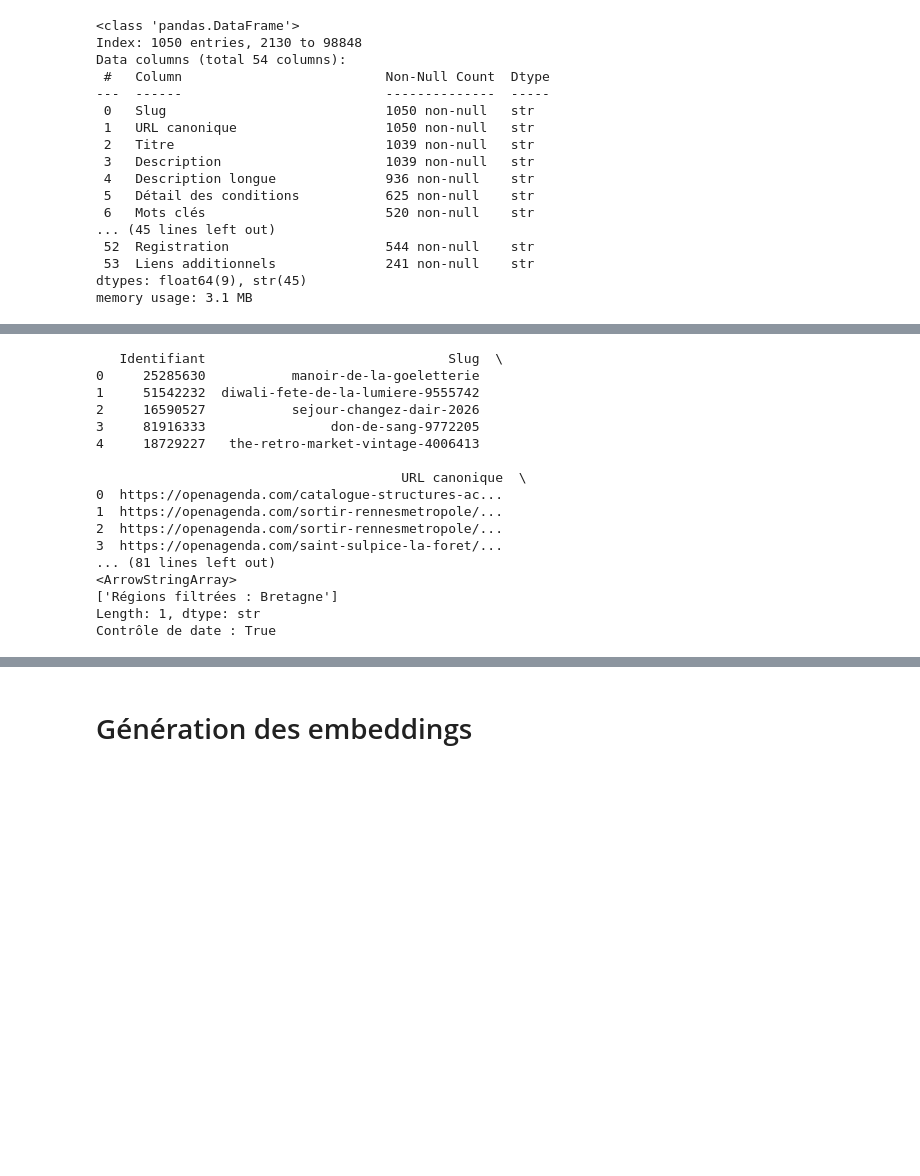
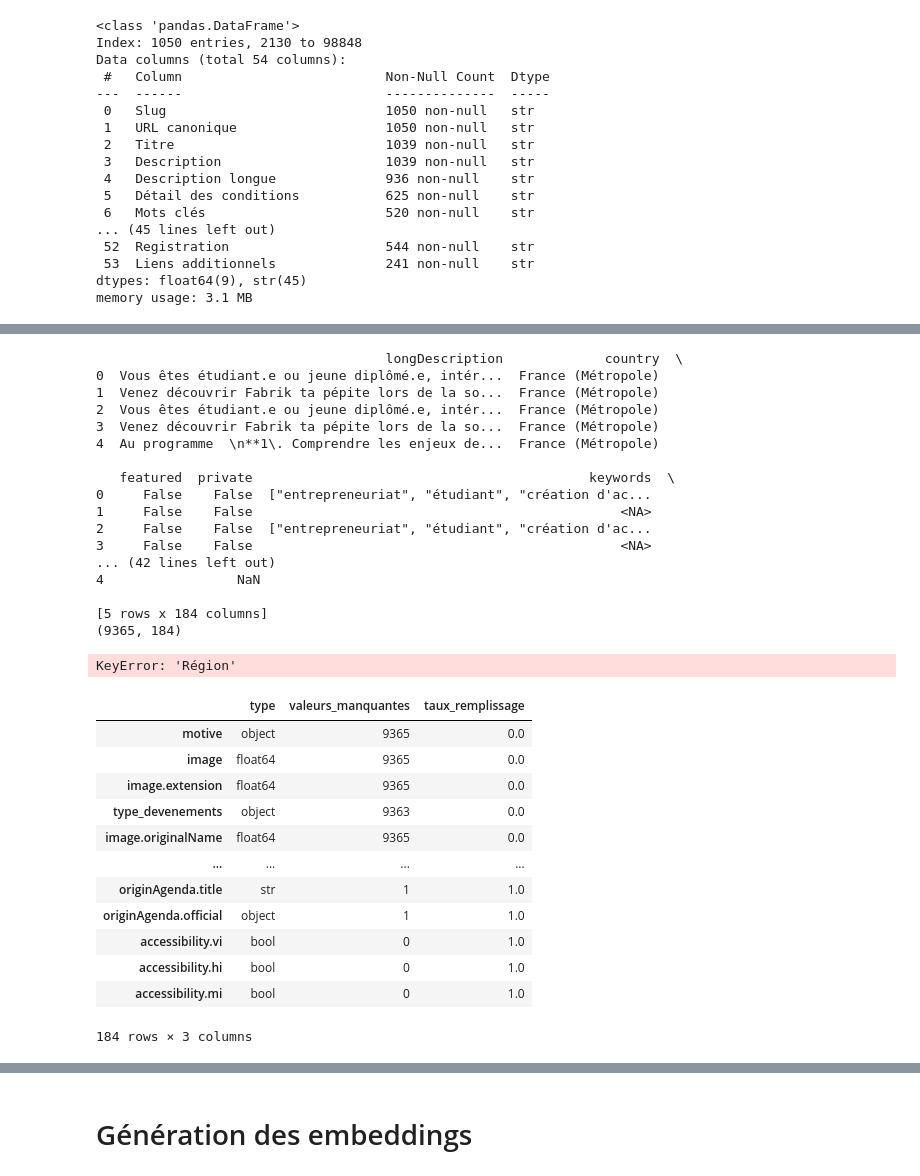
Before and after one commit to ManuHoudin/Puls_Events, a Jupyter notebook: rag_e.ipynb, the cells around one changed output, grey strips where cells are left out. Cells and saved outputs as stored; diff of their text form; code cells hidden in the pictures; blank space fills up the shorter version.

```diff
--- a/rag_e.ipynb
+++ b/rag_e.ipynb
@@ -120,6 +323,6 @@ dtype: int64
 # %%
 # Tests unitaires
-df_test = pd.read_parquet("data/parquet_sortie/part-0000-filtre.parquet")
+df_test = pd.read_parquet("data/parquet_sortie/evenements_culturels_filtre.parquet")
 print(df_test.head())
 print(df_test.shape)
 print("Régions filtrées : "+ df_test["Région"].unique())
@@ -128,20 +331,57 @@ print("Régions filtrées : "+ df_test["Région"].unique())
 controle = (df_test["Dernière date - Début"] >= "2025-08-01").all()
 print("Contrôle de date : "+ str(controle))
 # %% [output]
-   Identifiant                               Slug  \
-0     25285630           manoir-de-la-goeletterie
-1     51542232  diwali-fete-de-la-lumiere-9555742
-2     16590527           sejour-changez-dair-2026
-3     81916333                don-de-sang-9772205
-4     18729227   the-retro-market-vintage-4006413
+                                     longDescription             country  \
+0  Vous êtes étudiant.e ou jeune diplômé.e, intér...  France (Métropole)
+1  Venez découvrir Fabrik ta pépite lors de la so...  France (Métropole)
+2  Vous êtes étudiant.e ou jeune diplômé.e, intér...  France (Métropole)
+3  Venez découvrir Fabrik ta pépite lors de la so...  France (Métropole)
+4  Au programme  \n**1\. Comprendre les enjeux de...  France (Métropole)
 
-                                       URL canonique  \
-0  https://openagenda.com/catalogue-structures-ac...
-1  https://openagenda.com/sortir-rennesmetropole/...
-2  https://openagenda.com/sortir-rennesmetropole/...
-3  https://openagenda.com/saint-sulpice-la-foret/...
-... (81 lines left out)
-<ArrowStringArray>
-['Régions filtrées : Bretagne']
-Length: 1, dtype: str
-Contrôle de date : True
+   featured  private                                           keywords  \
+0     False    False  ["entrepreneuriat", "étudiant", "création d'ac...
+1     False    False                                               <NA>
+2     False    False  ["entrepreneuriat", "étudiant", "création d'ac...
+3     False    False                                               <NA>
+... (42 lines left out)
+4                 NaN
+
+[5 rows x 184 columns]
+(9365, 184)
+KeyError: 'Région'
+# %%
+# Nettoyage des données
+def valeurs_manquantes(serie):
+    if pd.api.types.is_string_dtype(serie) or serie.dtype == "object":
+        return serie.isna() | serie.astype("string").str.strip().eq("")
+    return serie.isna()
+
+rapport_colonnes = pd.DataFrame({
+    "type": df_filtre.dtypes.astype(str),
+    "valeurs_manquantes": {
+        colonne: valeurs_manquantes(df_filtre_api[colonne]).sum()
+        for colonne in df_filtre.columns
+    },
+})
+
+rapport_colonnes["taux_remplissage"] = (
+    1 - rapport_colonnes["valeurs_manquantes"] / len(df_filtre_api)
+).round(3)
+
+rapport_colonnes = rapport_colonnes.sort_values("taux_remplissage")
+
+display(rapport_colonnes)
+# %% [output]
+|  | type | valeurs_manquantes | taux_remplissage |
+| motive | object | 9365 | 0.0 |
+| image | float64 | 9365 | 0.0 |
+| image.extension | float64 | 9365 | 0.0 |
+| type_devenements | object | 9363 | 0.0 |
+| image.originalName | float64 | 9365 | 0.0 |
+| ... | ... | ... | ... |
+| originAgenda.title | str | 1 | 1.0 |
+| originAgenda.official | object | 1 | 1.0 |
+| accessibility.vi | bool | 0 | 1.0 |
+| accessibility.hi | bool | 0 | 1.0 |
+| accessibility.mi | bool | 0 | 1.0 |
+184 rows × 3 columns
```
Also changed, not shown: parts of 12 cells of this notebook.
